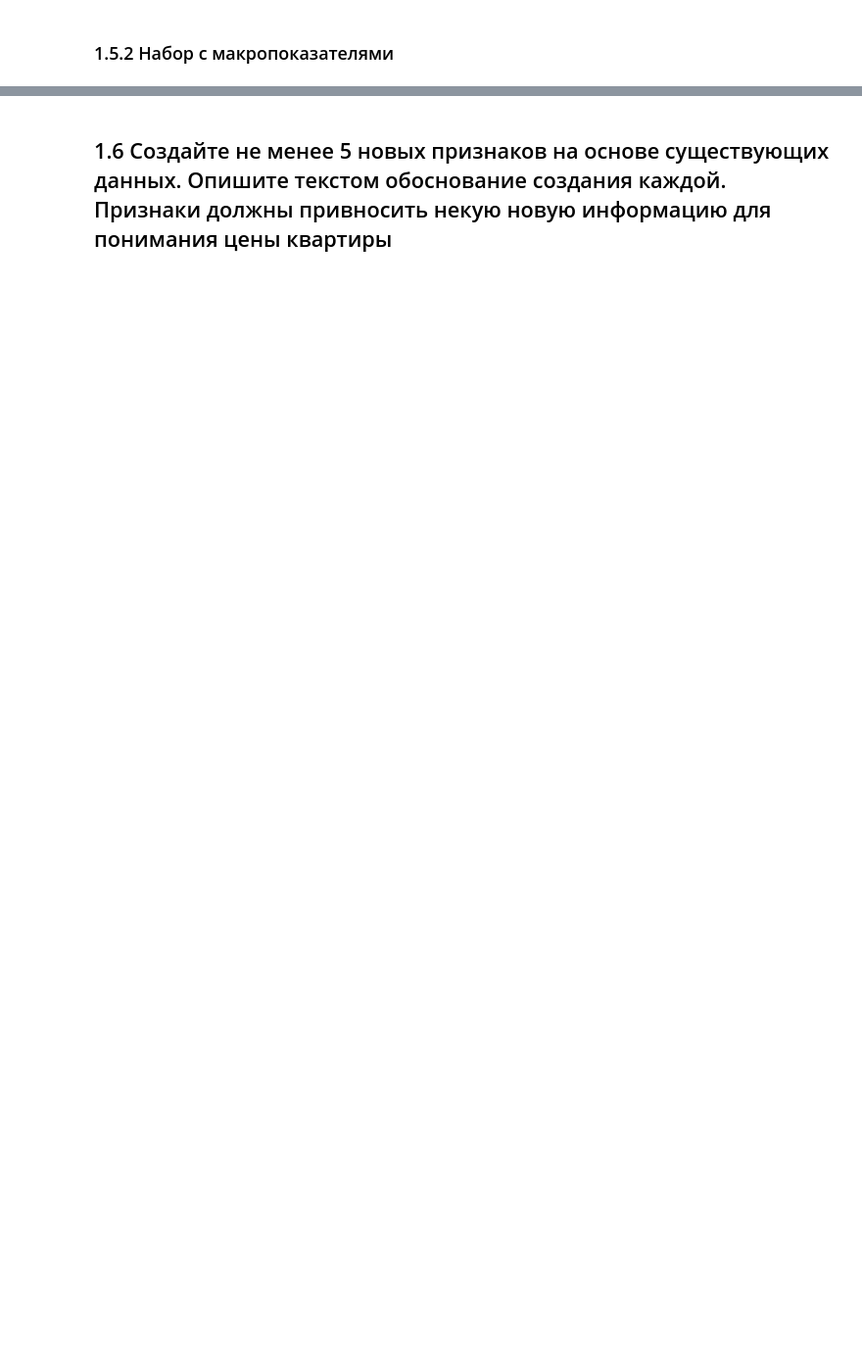
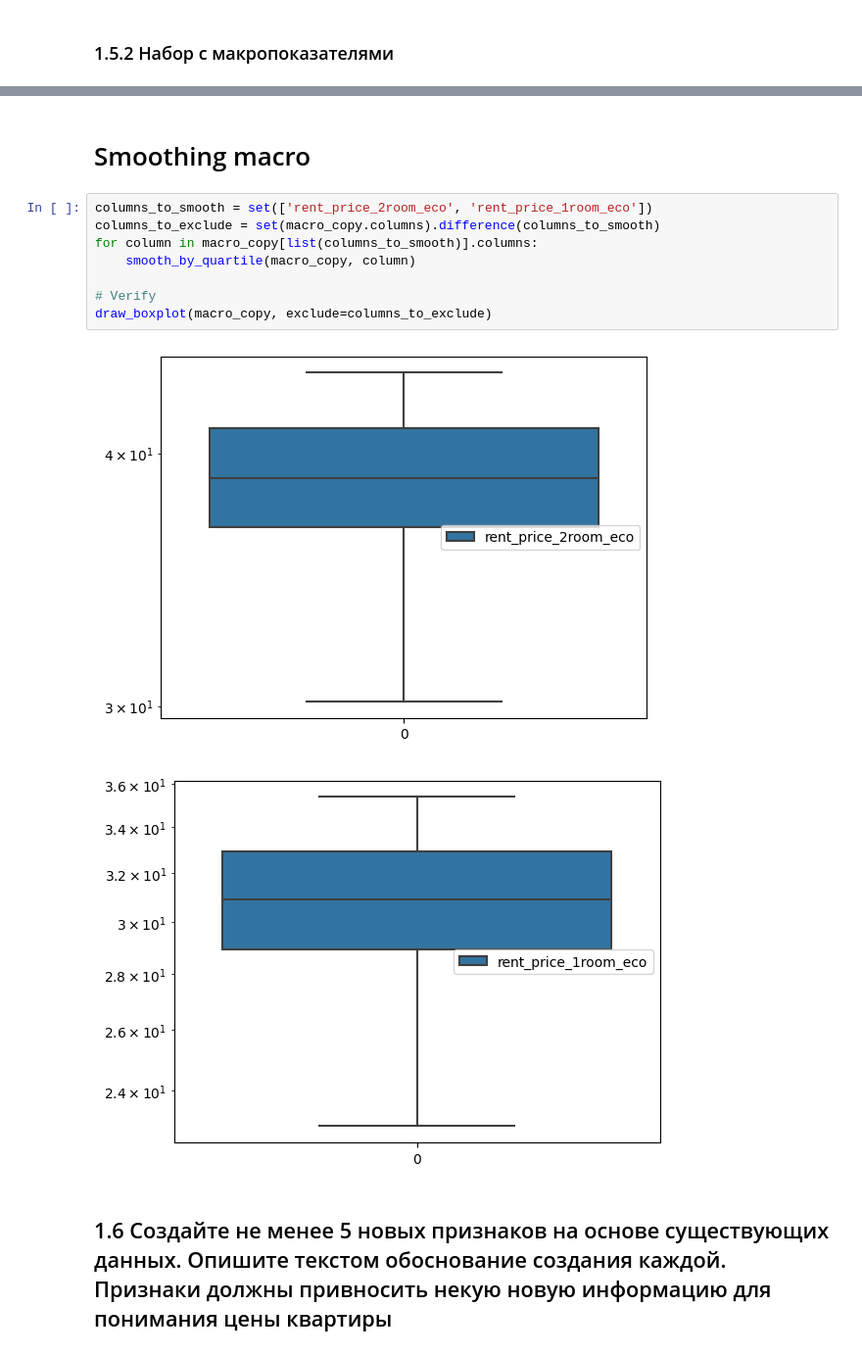
Before and after one commit to pyretttt/masters, a Jupyter notebook: finalTask/06_Шаблон итогового проекта .ipynb, the cells around one changed output, grey strips where cells are left out. Shown at 98% size. Saved outputs shown, nothing was run; the diff lists cells and outputs as text; blank space fills up the shorter version.

```diff
--- a/finalTask/06_Шаблон итогового проекта .ipynb
+++ b/finalTask/06_Шаблон итогового проекта .ipynb
@@ -517,2 +579,15 @@ df_copy.merge(macro_copy, on='timestamp', how='left')
+# %% [markdown]
+# Smoothing macro
+# %%
+columns_to_smooth = set(['rent_price_2room_eco', 'rent_price_1room_eco'])
+columns_to_exclude = set(macro_copy.columns).difference(columns_to_smooth)
+for column in macro_copy[list(columns_to_smooth)].columns:
+    smooth_by_quartile(macro_copy, column)
+
+# Verify
+draw_boxplot(macro_copy, exclude=columns_to_exclude)
+# %% [output]
+[figure, added]
+[figure, added]
 # %% [markdown]
 ## 1.6 Создайте не менее 5 новых признаков на основе существующих данных. Опишите текстом обоснование создания каждой. Признаки должны привносить некую новую информацию для понимания цены квартиры
```
Also changed, not shown: parts of 10 cells of this notebook.
